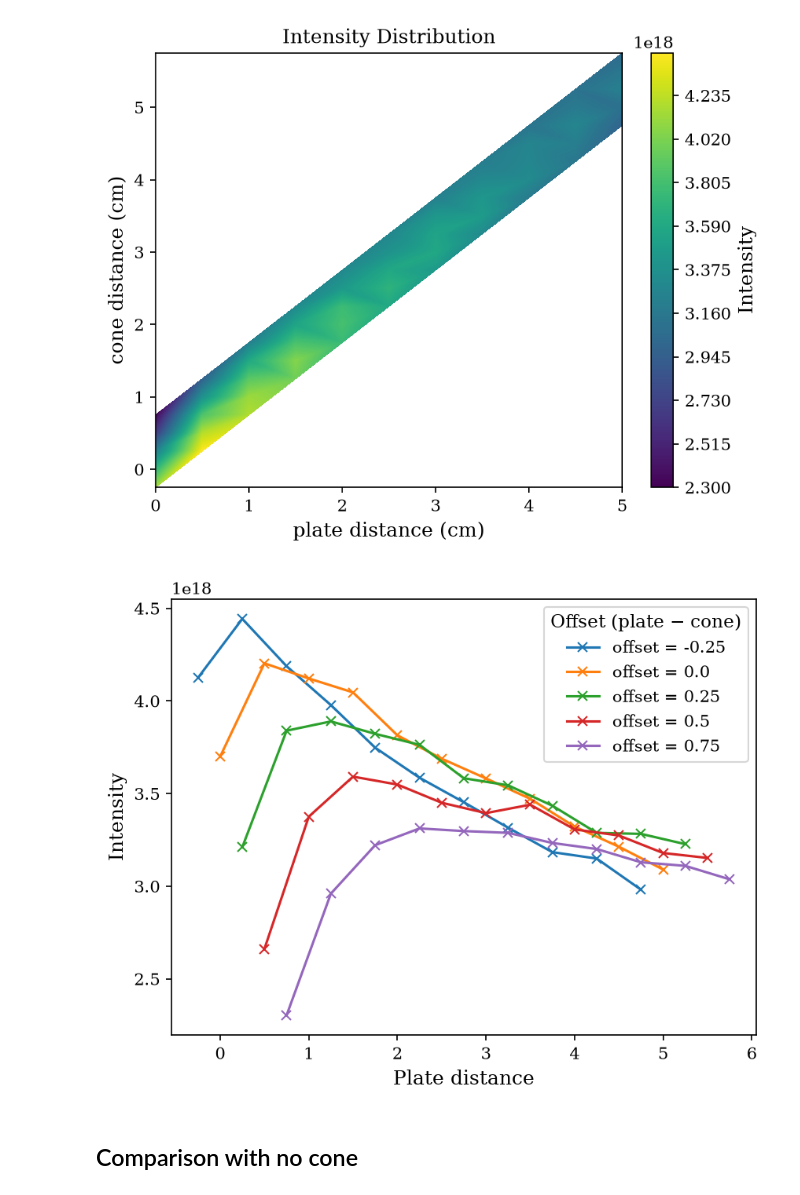
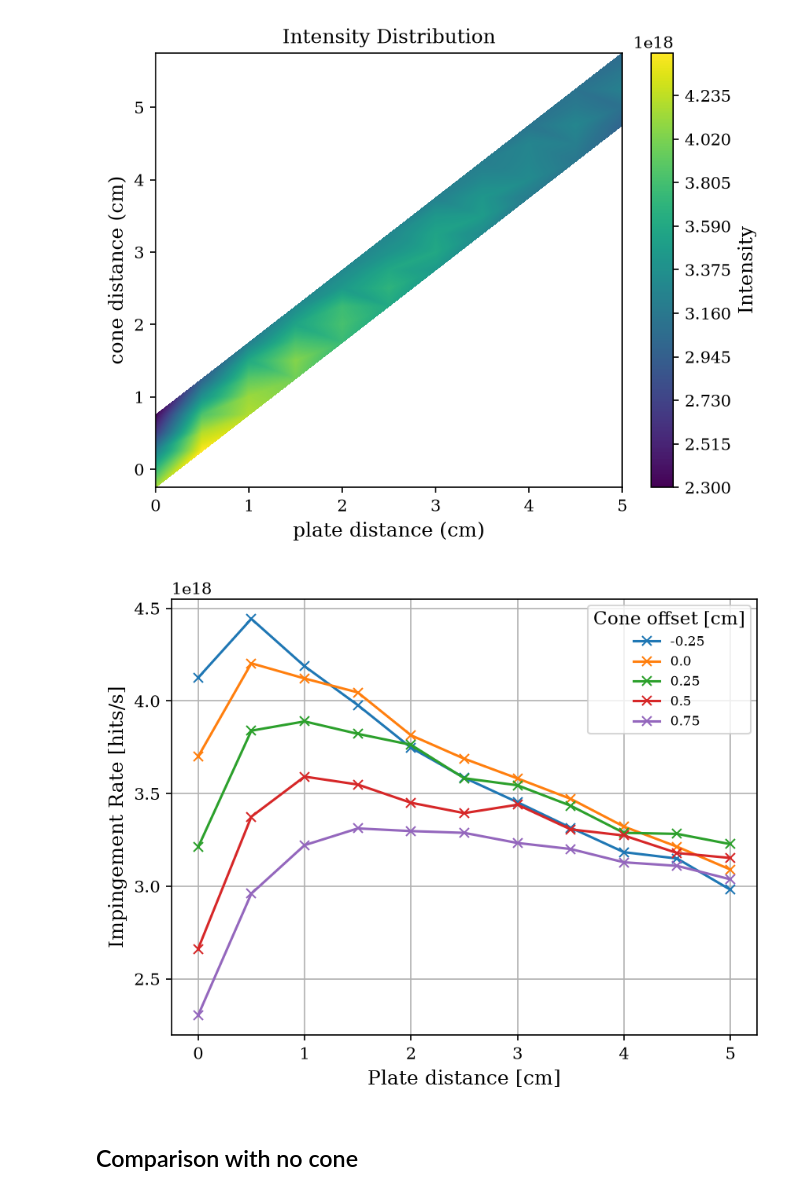
Before and after one commit to Morganyo123/Molfow_Sweep, a Jupyter notebook: experiments/2_plate_cone_sweep/analysis.ipynb, the cells around one changed output. Cells and saved outputs as stored; diff of their text form; code cells hidden in the pictures.

Commit message:
Analysed plate and cone sweep.

```diff
--- a/experiments/2_plate_cone_sweep/analysis.ipynb
+++ b/experiments/2_plate_cone_sweep/analysis.ipynb
@@ -119,24 +99,25 @@ plt.show();
 # %%
 dist = np.array(dist)
 intensity = np.array(intensity)
 
-cone = dist[:, 0]
-plate = dist[:, 1]
-offset = np.round(plate - cone, 2)
+plate = dist[:, 0]
+cone = dist[:, 1]
+offset = np.round(cone - plate, 2)
 
 fig, ax = plt.subplots()
 
 for o in np.unique(offset):
     mask = offset == o
     order = np.argsort(plate[mask])
-    ax.plot(plate[mask][order], intensity[mask][order], 'x-', label=f'offset = {o}')
+    ax.plot(plate[mask][order], intensity[mask][order], 'x-', label=f'{o}')
 
-ax.set_xlabel('Plate distance')
-ax.set_ylabel('Intensity')
-ax.legend(title='Offset (plate − cone)')
+ax.set_xlabel('Plate distance [cm]')
+ax.set_ylabel('Impingement Rate [hits/s]')
+ax.legend(title='Cone offset [cm]',fontsize=8)
+ax.grid()
 plt.show()
 # %% [output]
-[figure, old version]
+[figure, new version]
 # %% [markdown]
 ## Comparison with no cone
 # %%
```
Also changed, not shown: parts of 4 cells of this notebook, 1 other file.
